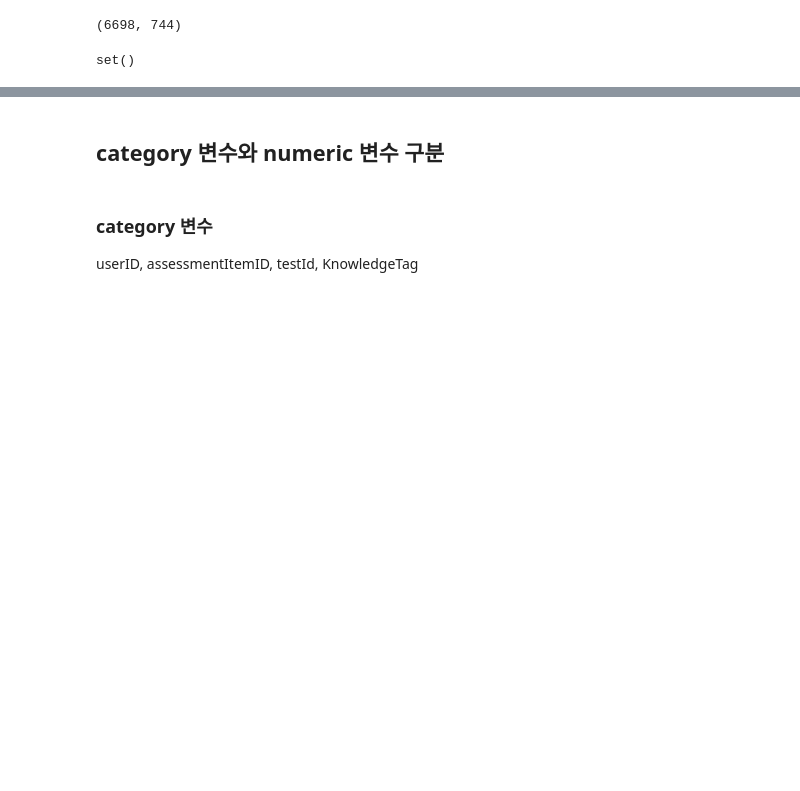
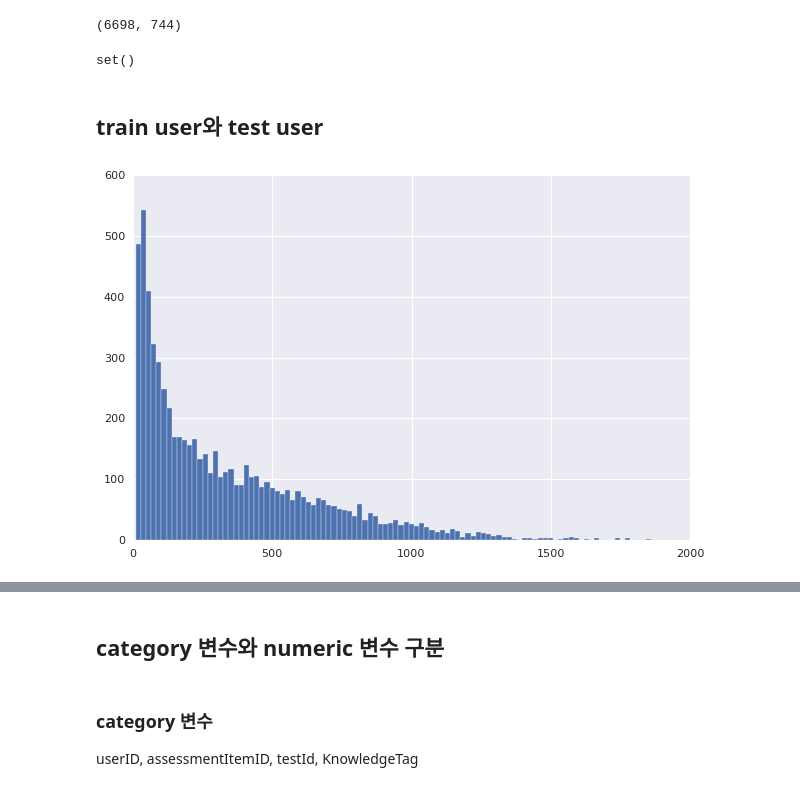
Before and after one commit to boostcampaitech4lv23recsys2/level2_dkt_recsys-level2-recsys-08, a Jupyter notebook: EDA/EDA_cwj.ipynb, the cells around one changed output, grey strips where cells are left out. Drawn from its saved outputs; the diff is of its cells as text; code cells hidden in the pictures; blank space fills up the shorter version.

```diff
--- a/EDA/EDA_cwj.ipynb
+++ b/EDA/EDA_cwj.ipynb
@@ -116,3 +125,10 @@ len(train_user),len(test_user)
 train_user.intersection(test_user)
 # %% [output]
 set()
+# %% [markdown]
+## train user와 test user
+# %%
+fig, ax = plt.subplots()
+q = train.groupby('userID')['assessmentItemID'].count().hist(bins=100)
+# %% [output]
+[figure, added]
```
Also changed, not shown: parts of 11 cells of this notebook.
